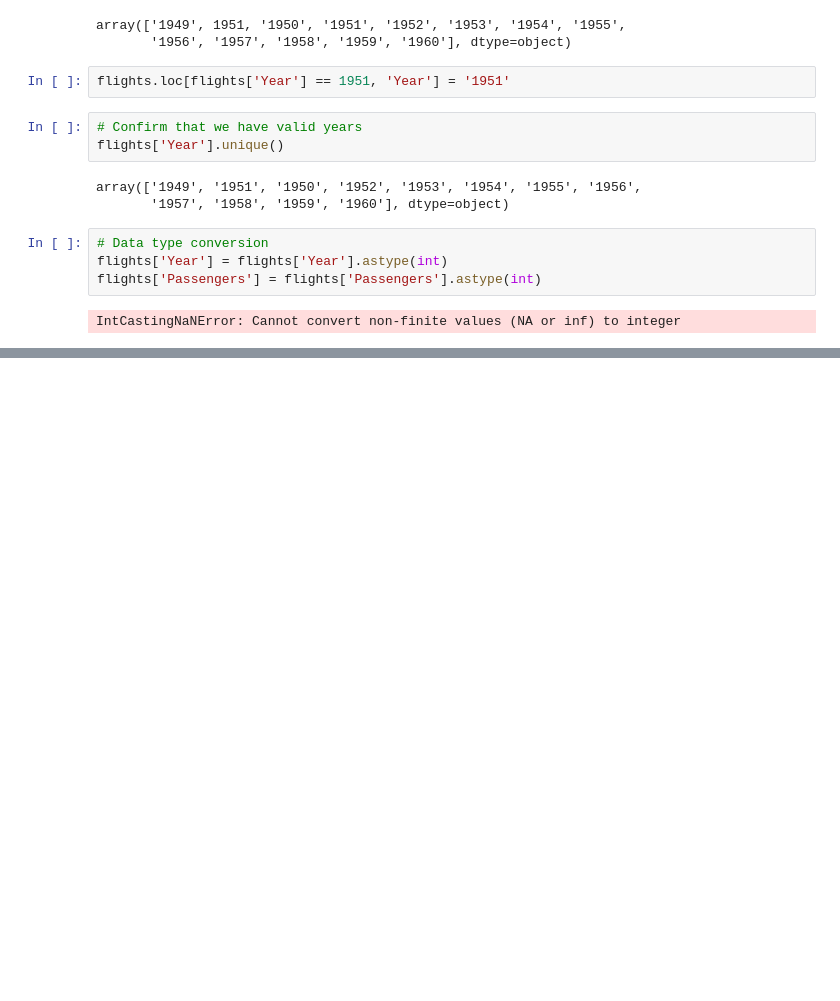
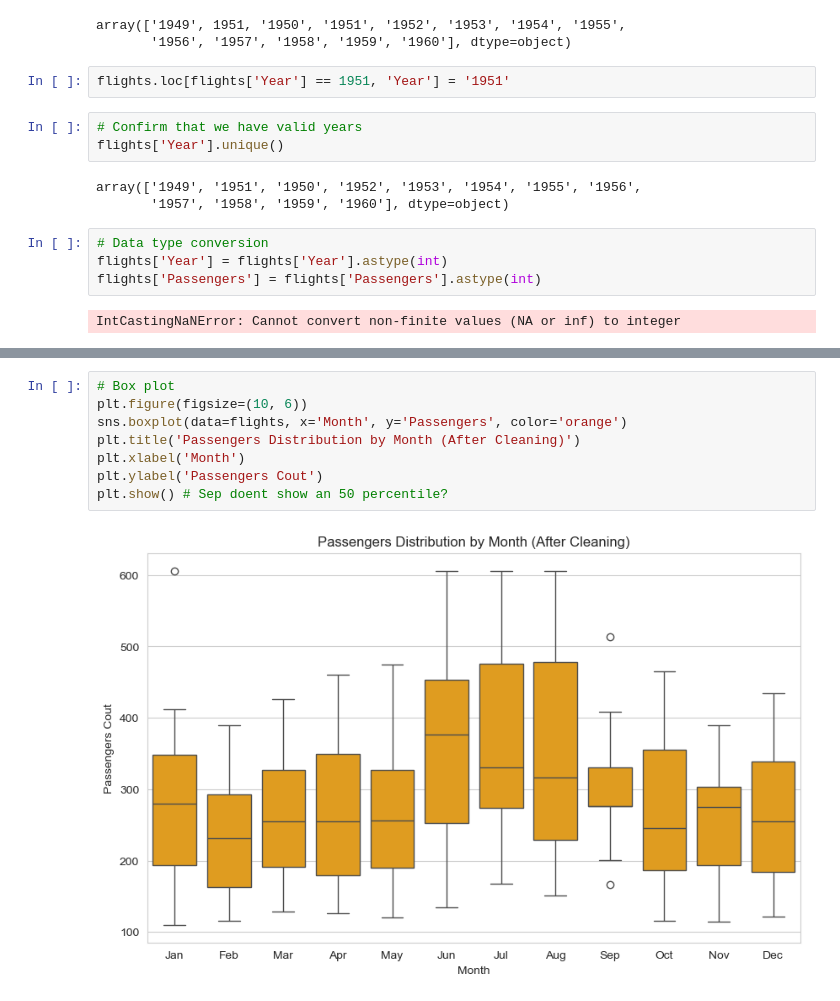
Before and after one commit to walidazimi-star/CA-Data-Science-Mini_Project_1_EDA, a Jupyter notebook: 7. EDA Mini Project Demo.ipynb, the cells around one changed output, grey strips where cells are left out. Saved outputs shown, nothing was run; the diff lists cells and outputs as text; blank space fills up the shorter version.

```diff
--- a/7. EDA Mini Project Demo.ipynb
+++ b/7. EDA Mini Project Demo.ipynb
@@ -395,0 +566,10 @@ IntCastingNaNError: Cannot convert non-finite values (NA or inf) to integer
+# %%
+# Box plot
+plt.figure(figsize=(10, 6))
+sns.boxplot(data=flights, x='Month', y='Passengers', color='orange')
+plt.title('Passengers Distribution by Month (After Cleaning)')
+plt.xlabel('Month')
+plt.ylabel('Passengers Cout')
+plt.show() # Sep doent show an 50 percentile?
+# %% [output]
+[figure, added]
```
Also changed, not shown: parts of 32 cells of this notebook.
